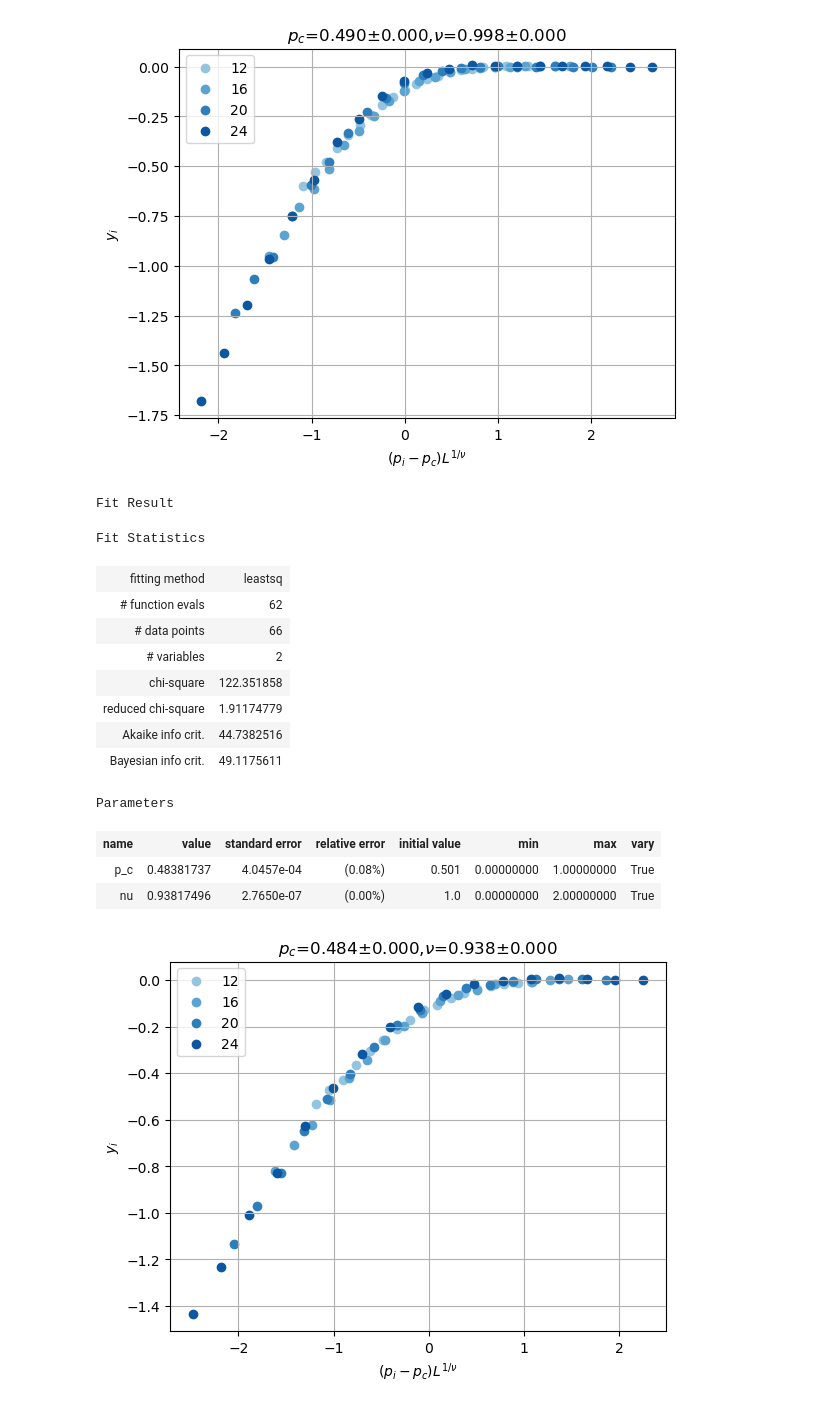
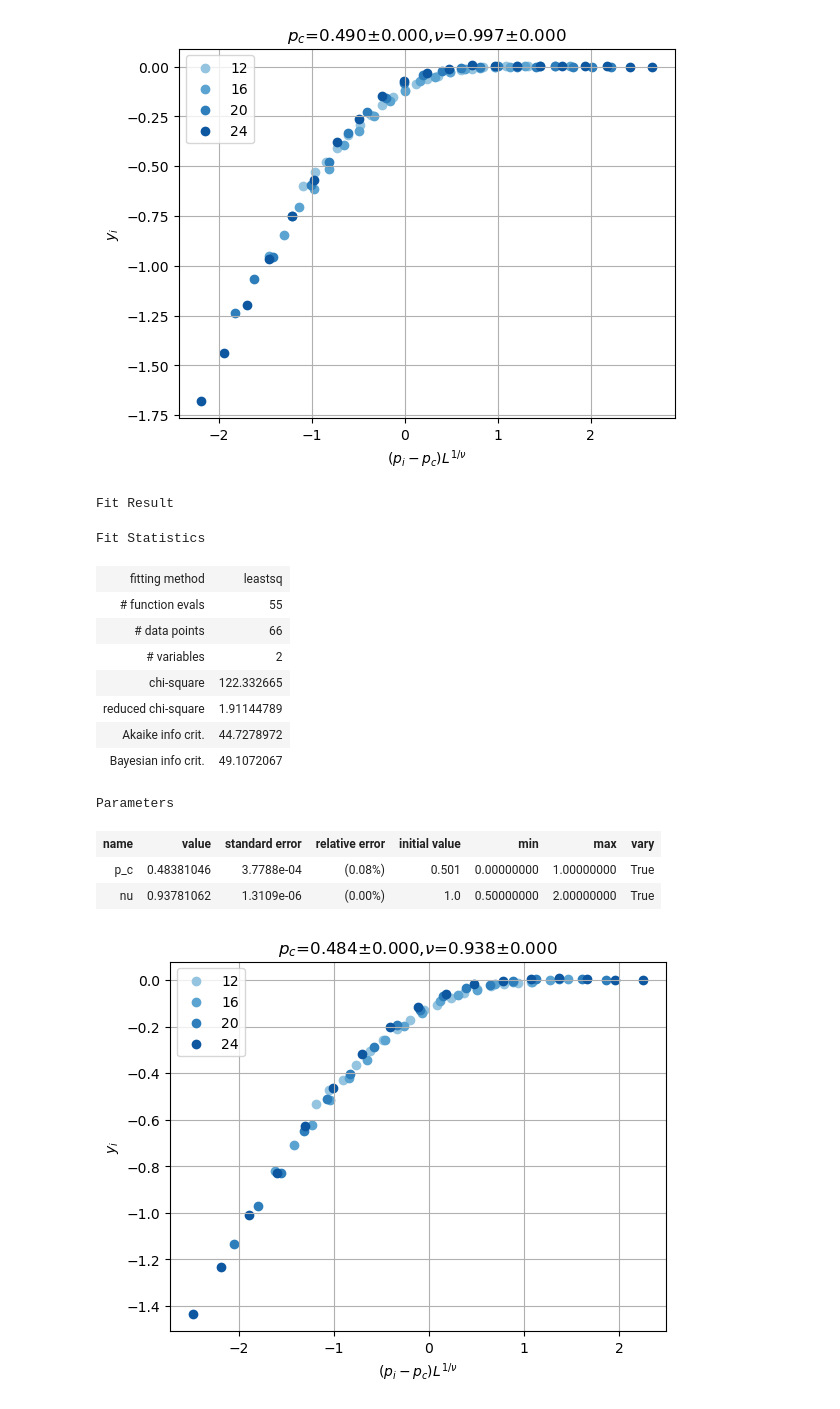
Before and after one commit to hainingpan/control_transition, a Jupyter notebook: AFM.ipynb, the cells around one changed output. Drawn from its saved outputs; the diff is of its cells as text; code cells hidden in the pictures.

```diff
--- a/AFM.ipynb
+++ b/AFM.ipynb
@@ -934,23 +941,23 @@ dc.plot_data_collapse()
 # %%
 dc_TMI_opt.add_optimal(dc)
 # %%
-dc=DataCollapse(df=df_1_3,params={'Metrics':'TMI','p_proj':0.03},Lmin=12,Lmax=24,p_range=[0.4,0.56],p_dim=2)
+dc=DataCollapse(df=df_1_3,params={'Metrics':'TMI','p_proj':0.03},Lmin=12,Lmax=24,p_range=[0.4,0.56],p_='p_ctrl',L_='L')
 dc.datacollapse(nu=1.,p_c=0.501,)
 # %% [output]
 Fit Result
 Fit Statistics
 | fitting method | leastsq |
-| # function evals | 62 |
+| # function evals | 55 |
 | # data points | 66 |
 | # variables | 2 |
-| chi-square | 122.351858 |
-| reduced chi-square | 1.91174779 |
-| Akaike info crit. | 44.7382516 |
-| Bayesian info crit. | 49.1175611 |
+| chi-square | 122.332665 |
+| reduced chi-square | 1.91144789 |
+| Akaike info crit. | 44.7278972 |
+| Bayesian info crit. | 49.1072067 |
 Parameters
 | name | value | standard error | relative error | initial value | min | max | vary |
-| p_c | 0.48381737 | 4.0457e-04 | (0.08%) | 0.501 | 0.00000000 | 1.00000000 | True |
-| nu | 0.93817496 | 2.7650e-07 | (0.00%) | 1.0 | 0.00000000 | 2.00000000 | True |
+| p_c | 0.48381046 | 3.7788e-04 | (0.08%) | 0.501 | 0.00000000 | 1.00000000 | True |
+| nu | 0.93781062 | 1.3109e-06 | (0.00%) | 1.0 | 0.50000000 | 2.00000000 | True |
 # %%
 dc.plot_data_collapse()
 # %% [output]
```
Also changed, not shown: parts of 19 cells of this notebook, 11 other files.
